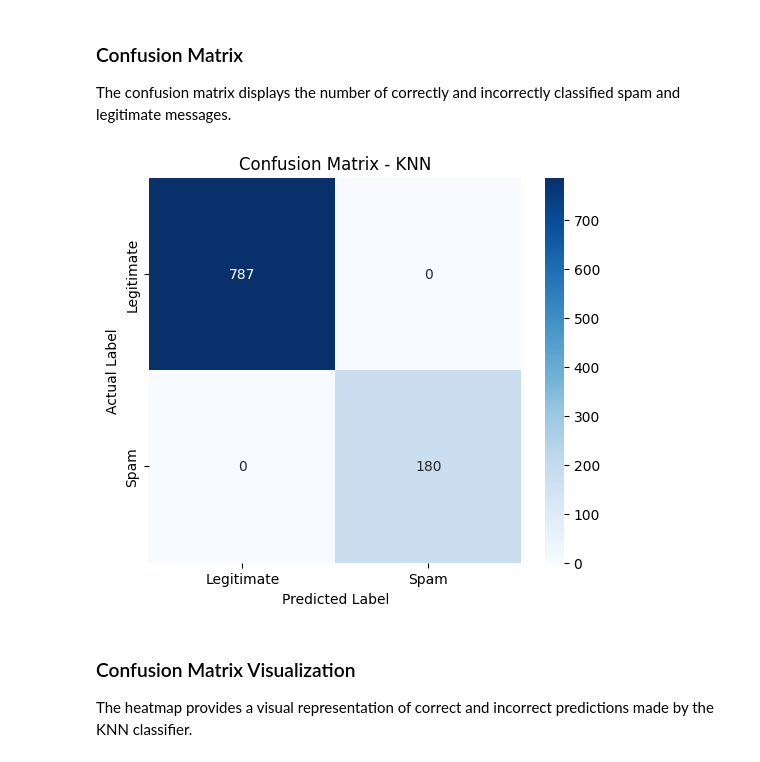
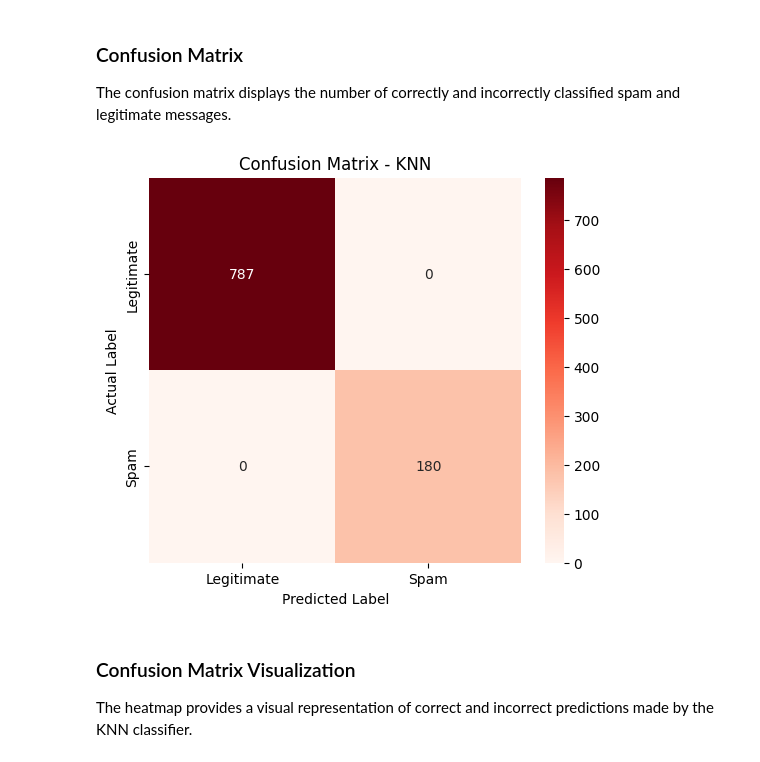
Before and after one commit to Devpatel7777/Supervised-Learning-Project, a Jupyter notebook: PR4.ipynb, the cells around one changed output. Cells and saved outputs as stored; diff of their text form; code cells hidden in the pictures.

```diff
--- a/PR4.ipynb
+++ b/PR4.ipynb
@@ -43,8 +100,8 @@ All the required libraries were imported successfully.
 - **Scikit-learn** provides preprocessing tools, machine learning algorithms, and evaluation metrics.
 # %%
 # Load Dataset
-df = pd.read_csv("Message_Intelligence_Dataset_5200 - Message_Intelligence_Dataset_5200.csv.csv")
 
-# Display first five rows
-df.head()
+df = pd.read_csv(r"C:\Users\HP\Downloads\Message_Intelligence_Dataset_5200.csv")
+
+print("Dataset Loaded Successfully")
 # %% [output]
@@ -379,21 +440,21 @@ The confusion matrix displays the number of correctly and incorrectly classified
 # %%
 plt.figure(figsize=(6,5))
 
 sns.heatmap(
     cm,
     annot=True,
     fmt='d',
-    cmap='Blues',
+    cmap='Reds',
     xticklabels=["Legitimate", "Spam"],
     yticklabels=["Legitimate", "Spam"]
 )
 
 plt.xlabel("Predicted Label")
 plt.ylabel("Actual Label")
 plt.title("Confusion Matrix - KNN")
 plt.show()
 # %% [output]
-[figure, old version]
+[figure, new version]
 # %% [markdown]
 ### Confusion Matrix Visualization
 
```
Also changed, not shown: parts of 8 cells of this notebook.
